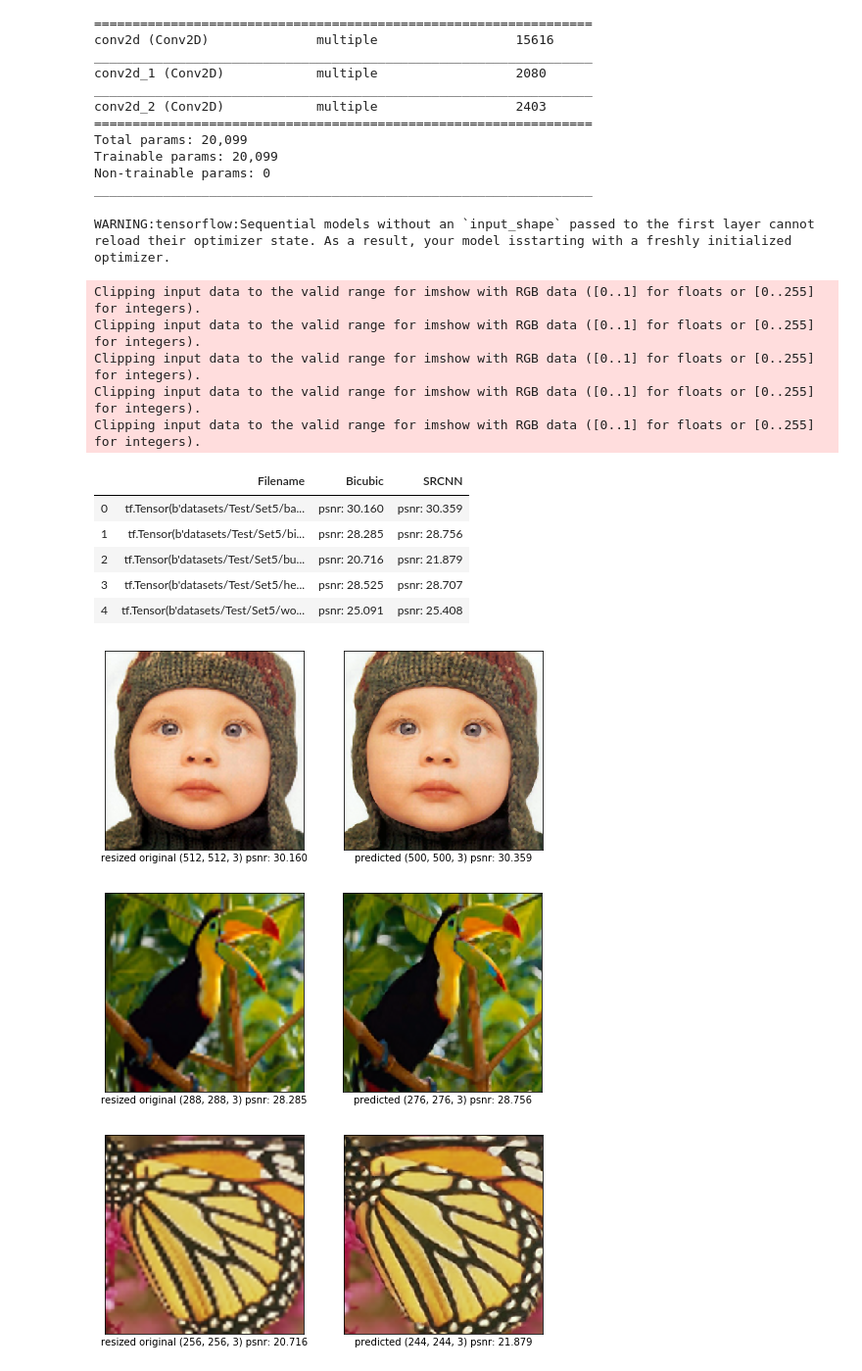
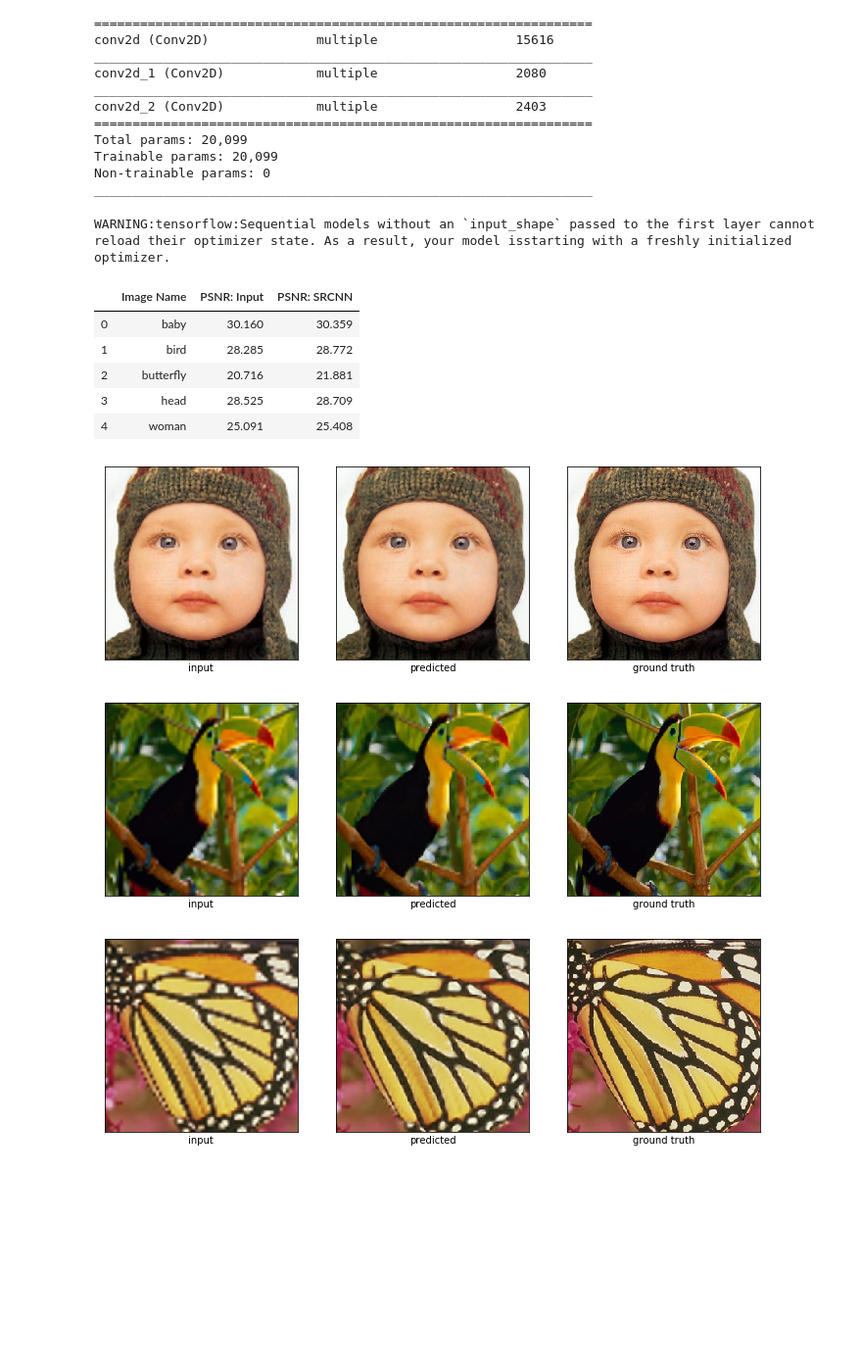
Before and after one commit to juliabeliaeva/srcnn, a Jupyter notebook: srcnn.ipynb, the cells around one changed output. Shown at 98% size. Saved outputs shown, nothing was run; the diff lists cells and outputs as text; code cells hidden in the pictures; blank space fills up the shorter version.

Commit message:
clip predictions to valid range

```diff
--- a/srcnn.ipynb
+++ b/srcnn.ipynb
@@ -254,49 +249,48 @@ for filename in tf.io.matching_files("datasets/Test/Set5/*.bmp"):
     image_string = tf.io.read_file(filename)
     image = tf.image.decode_bmp(image_string, channels=3)
 
     h, w, _ = image.get_shape()
     padding = (input_size - output_size) // 2
     ground_truth = tf.image.crop_to_bounding_box(image, padding, padding, h - 2*padding, w - 2*padding)
 
     image = prepare_input_image(image, h, w, scale=4)
 
     cropped_input = tf.image.crop_to_bounding_box(image, padding, padding, h - 2*padding, w - 2*padding)
     psnr_bicubic = tf.image.psnr(cropped_input, ground_truth, max_val=1.0)
 
-    predicted = restored_model(tf.expand_dims(image, 0))[0]
+    predicted = tf.clip_by_value(restored_model(tf.expand_dims(image, 0))[0], 0, 1)
     psnr_predicted = tf.image.psnr(predicted, ground_truth, max_val=1.0)
 
     saved_filename = filename + ".png"
     tf.io.write_file(saved_filename, tf.image.encode_png(tf.image.convert_image_dtype(predicted, dtype=tf.uint8)))
 
-    plt.figure(figsize=(8, 8))
+    plt.figure(figsize=(12, 12))
     plt.subplot(1, 3, 1)
     plot_image(image, "input")
 
     plt.subplot(1, 3, 2)
     plot_image(predicted, "predicted")
 
     plt.subplot(1, 3, 3)
-    plot_image(ground_truth, "ground_truth")
+    plot_image(ground_truth, "ground truth")
 
-    psnr.append([filename, f"{psnr_bicubic:.3f}", f"{psnr_predicted:.3f}"])
+    short_name = os.path.split(f"{filename}")[1]
+    last_index = short_name.find("_")
+
+    short_name = short_name[:last_index]
+    psnr.append([short_name, f"{psnr_bicubic:.3f}", f"{psnr_predicted:.3f}"])
 
 
 import pandas as pd
-pd.DataFrame(psnr, columns=["Filename", "PSNR: Input", "PSNR: SRCNN"])
+pd.DataFrame(psnr, columns=["Image Name", "PSNR: Input", "PSNR: SRCNN"])
 # %% [output]
 WARNING:tensorflow:Sequential models without an `input_shape` passed to the first layer cannot reload their optimizer state. As a result, your model isstarting with a freshly initialized optimizer.
-Clipping input data to the valid range for imshow with RGB data ([0..1] for floats or [0..255] for integers).
-Clipping input data to the valid range for imshow with RGB data ([0..1] for floats or [0..255] for integers).
-Clipping input data to the valid range for imshow with RGB data ([0..1] for floats or [0..255] for integers).
-Clipping input data to the valid range for imshow with RGB data ([0..1] for floats or [0..255] for integers).
-Clipping input data to the valid range for imshow with RGB data ([0..1] for floats or [0..255] for integers).
-|  | Filename | Bicubic | SRCNN |
-| 0 | tf.Tensor(b'datasets/Test/Set5/ba... | psnr: 30.160 | psnr: 30.359 |
-| 1 | tf.Tensor(b'datasets/Test/Set5/bi... | psnr: 28.285 | psnr: 28.756 |
-| 2 | tf.Tensor(b'datasets/Test/Set5/bu... | psnr: 20.716 | psnr: 21.879 |
-| 3 | tf.Tensor(b'datasets/Test/Set5/he... | psnr: 28.525 | psnr: 28.707 |
-| 4 | tf.Tensor(b'datasets/Test/Set5/wo... | psnr: 25.091 | psnr: 25.408 |
+|  | Image Name | PSNR: Input | PSNR: SRCNN |
+| 0 | baby | 30.160 | 30.359 |
+| 1 | bird | 28.285 | 28.772 |
+| 2 | butterfly | 20.716 | 21.881 |
+| 3 | head | 28.525 | 28.709 |
+| 4 | woman | 25.091 | 25.408 |
-[figure, old version]
+[figure, new version]
-[figure, old version]
+[figure, new version]
-[figure, old version]
+[figure, new version]
```
Also changed, not shown: parts of 2 cells of this notebook.
